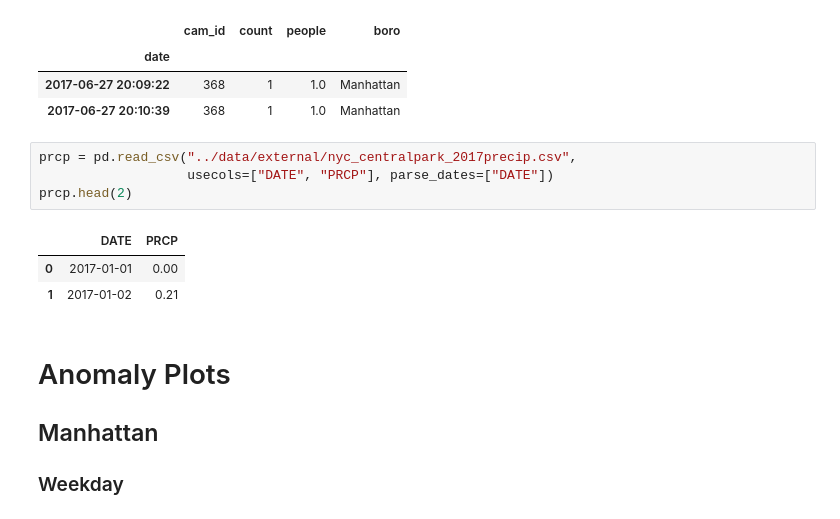
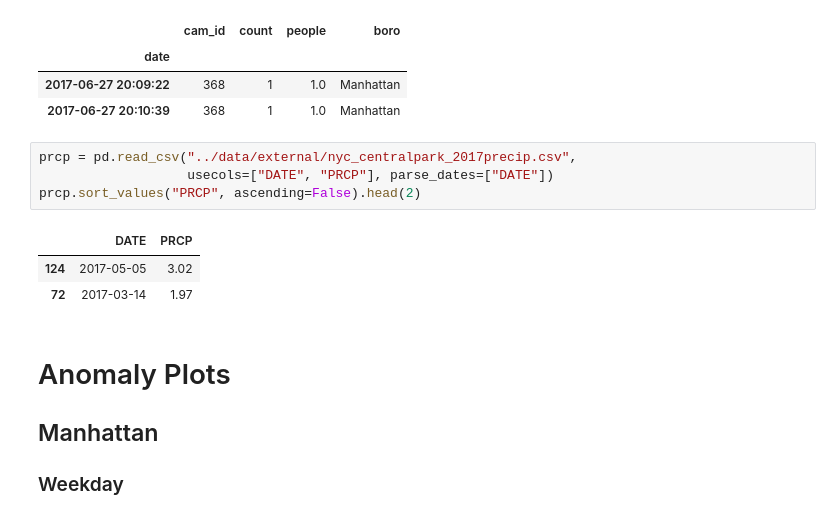
Before and after one commit to basyavasya-honmono/hadive, a Jupyter notebook: notebooks/1.3-JV-Anomalies.ipynb, the cells around one changed output. Cells and saved outputs as stored; diff of their text form.

```diff
--- a/notebooks/1.3-JV-Anomalies.ipynb
+++ b/notebooks/1.3-JV-Anomalies.ipynb
@@ -156,11 +157,11 @@ df.head(2)
 # %%
 prcp = pd.read_csv("../data/external/nyc_centralpark_2017precip.csv",
                    usecols=["DATE", "PRCP"], parse_dates=["DATE"])
-prcp.head(2)
+prcp.sort_values("PRCP", ascending=False).head(2)
 # %% [output]
 |  | DATE | PRCP |
-| 0 | 2017-01-01 | 0.00 |
-| 1 | 2017-01-02 | 0.21 |
+| 124 | 2017-05-05 | 3.02 |
+| 72 | 2017-03-14 | 1.97 |
 # %% [markdown]
 # Anomaly Plots
 ## Manhattan
```
Also changed, not shown: parts of 6 cells of this notebook, 1 other file.
